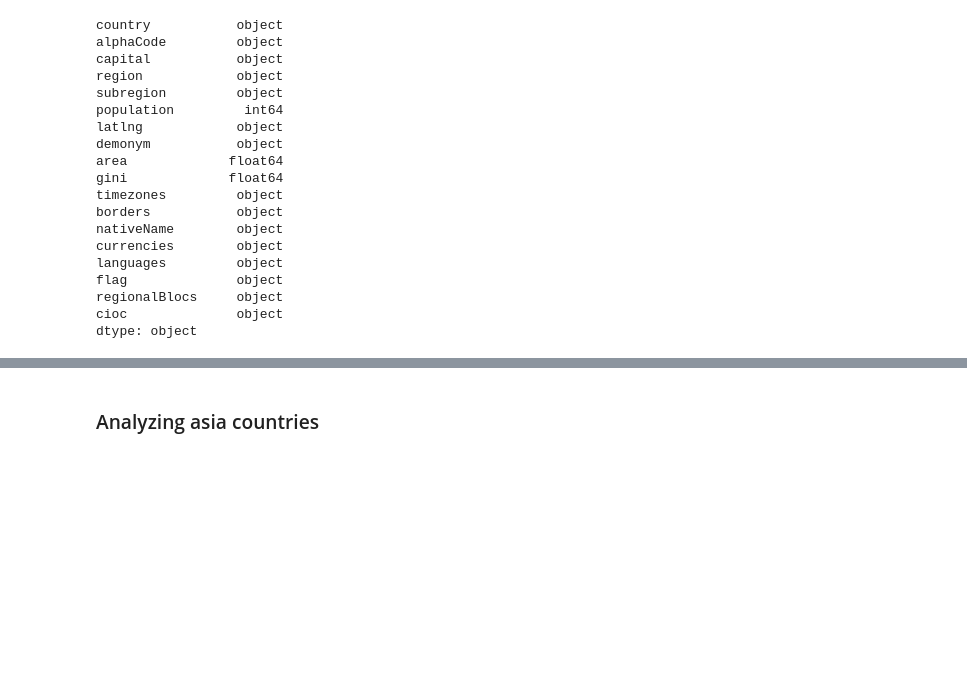
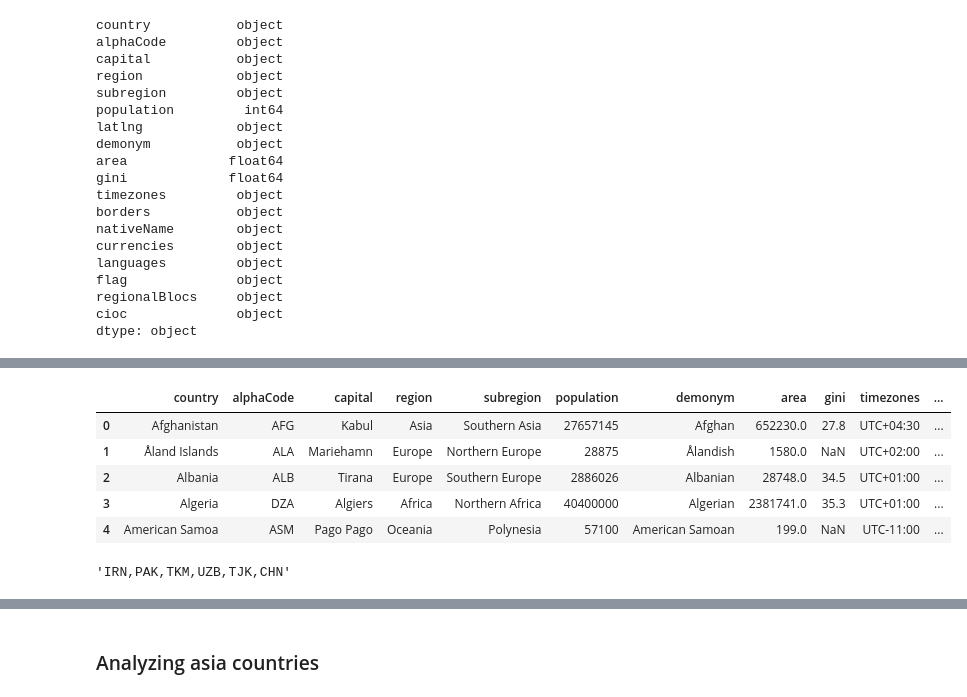
Before and after one commit to ducnguyen4993/country_apis, a Jupyter notebook: apis_test_k.ipynb, the cells around one changed output, grey strips where cells are left out. Saved outputs shown, nothing was run; the diff lists cells and outputs as text; code cells hidden in the pictures; blank space fills up the shorter version.

```diff
--- a/apis_test_k.ipynb
+++ b/apis_test_k.ipynb
@@ -200,0 +120,8 @@ dtype: object
+# %%
+#Unlist timezones column
+time=[]
+for i in range(0,250):
+    a=df['timezones'][i]
+    a=','.join(a)
+    time.append(a)
+df['timezones']=time
@@ -200,0 +166,14 @@ dtype: object
+# %%
+df['popDensity']=round(df['population']/df['area'],2)
+df.head()
+# %% [output]
+|  | country | alphaCode | capital | region | subregion | population | demonym | area | gini | timezones | ... |
+| 0 | Afghanistan | AFG | Kabul | Asia | Southern Asia | 27657145 | Afghan | 652230.0 | 27.8 | UTC+04:30 | ... |
+| 1 | Åland Islands | ALA | Mariehamn | Europe | Northern Europe | 28875 | Ålandish | 1580.0 | NaN | UTC+02:00 | ... |
+| 2 | Albania | ALB | Tirana | Europe | Southern Europe | 2886026 | Albanian | 28748.0 | 34.5 | UTC+01:00 | ... |
+| 3 | Algeria | DZA | Algiers | Africa | Northern Africa | 40400000 | Algerian | 2381741.0 | 35.3 | UTC+01:00 | ... |
+| 4 | American Samoa | ASM | Pago Pago | Oceania | Polynesia | 57100 | American Samoan | 199.0 | NaN | UTC-11:00 | ... |
+# %%
+df.loc[0,'borders']
+# %% [output]
+'IRN,PAK,TKM,UZB,TJK,CHN'
```
Also changed, not shown: parts of 27 cells of this notebook.
